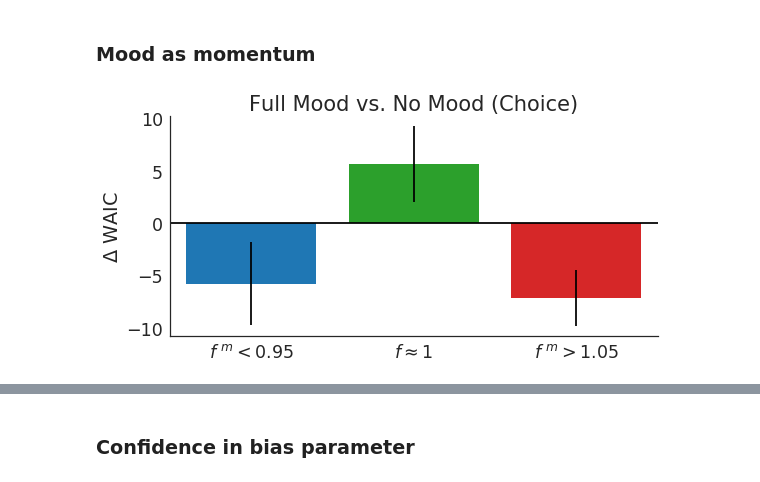
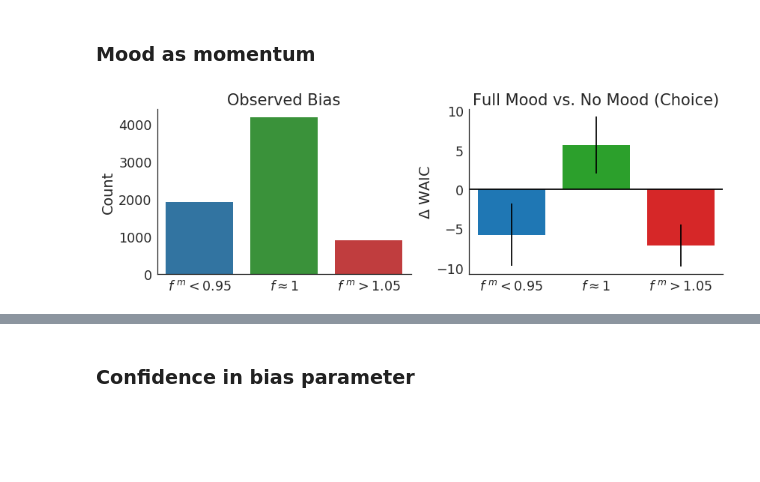
Before and after one commit to szorowi1/pni-rotations, a Jupyter notebook: 5_centeredRL.ipynb, the cells around one changed output, grey strips where cells are left out. Drawn from its saved outputs; the diff is of its cells as text; code cells hidden in the pictures; blank space fills up the shorter version.

Commit message:
parameter recovery + more plots

```diff
--- a/5_centeredRL.ipynb
+++ b/5_centeredRL.ipynb
@@ -12,6 +12,7 @@ import seaborn as sns
 import _pickle as cPickle
 from pandas import DataFrame, read_csv
 from scripts.diagnostics import check_div, check_energy, check_treedepth
+from scripts.plotting import plot_subject
 sns.set_style('white')
 sns.set_context('notebook', font_scale=1.75)
 %matplotlib inline
@@ -117,10 +118,10 @@ if model_name:
     if not os.path.isdir(plots_dir): os.makedirs(plots_dir)
 
     ## Iteratively plot.
-    for i in np.arange(fit['N']):
+    for i in np.arange(extract['N']):
 
         ## Plot and save.
-        fig, axes = plot_subject(fit, i)
+        fig, axes = plot_subject(extract, i)
         fig.savefig(os.path.join(plots_dir, 'subj_%s.png' %(i+1)), dpi=180)
         plt.close('all')
 
@@ -372,36 +373,41 @@ dWAIC = np.diff([ -2 * WAIC(_extract_log_lik(model,'y')[0]) for model in models
 fit = load_fit(models[-1])
 
 ## Compute mood.
 h_pred = (np.median(fit['h_pred'], axis=0).T + np.median(fit['beta_h'], axis=0).T).T
 Mhat = np.tanh(h_pred).flatten()
 Mhat = Mhat[data.Choice>0]
 
 ## Compute bias.
 f = np.median(fit['f'], axis=0)
 f = f[data.loc[data.Choice>0,'Subject']-1]
 bias = np.power(f, Mhat)
 
 ## Bin bias.
 bins = np.digitize(bias, [0.95, 1.05])
 
 ## Compute means and SEs.
 mu_d = [dWAIC[bins==b].sum() for b in np.unique(bins)]
 se = [np.sqrt( (bins==b).sum() * np.var(dWAIC[bins==b]) ) for b in np.unique(bins)]
 
 #~~~~~~~~~~~~~~~~~~~~~~~~~~~~~~~~~~~~~~~~~~#
 ### Plotting.
 #~~~~~~~~~~~~~~~~~~~~~~~~~~~~~~~~~~~~~~~~~~#
 
 ## Initialze canvas.
-fig, ax = plt.subplots(1,1,figsize=(8,4))
+fig, axes = plt.subplots(1,2,figsize=(12,4))
 
-## Plot.
-ax.bar(np.arange(3), mu_d, yerr=se, color=['#1f77b4','#2ca02c', '#d62728'])
-ax.hlines(0, -0.5, 2.5)
-ax.set(xlim=(-0.5,2.5), xticks=[0,1,2], ylabel = r'$\Delta$ WAIC',
+## Plot counts.
+sns.countplot(bins, palette=['#1f77b4','#2ca02c', '#d62728'], ax=axes[0])
+axes[0].set(ylabel = r'Count',xticklabels=[r'$f^{\ m} < 0.95$', r'$f \approx 1$', r'$f^{\ m} > 1.05$'],
+            title='Observed Bias')
+
+## Plot WAIC.
+axes[1].bar(np.arange(3), mu_d, yerr=se, color=['#1f77b4','#2ca02c', '#d62728'])
+axes[1].hlines(0, -0.5, 2.5)
+axes[1].set(xlim=(-0.5,2.5), xticks=[0,1,2], ylabel = r'$\Delta$ WAIC',
        xticklabels=[r'$f^{\ m} < 0.95$', r'$f \approx 1$', r'$f^{\ m} > 1.05$'],
        title='Full Mood vs. No Mood (Choice)')
 sns.despine()
 plt.tight_layout()
 # %% [output]
-[figure, old version]
+[figure, new version]
```
Also changed, not shown: parts of 10 cells of this notebook, 1 other file.
